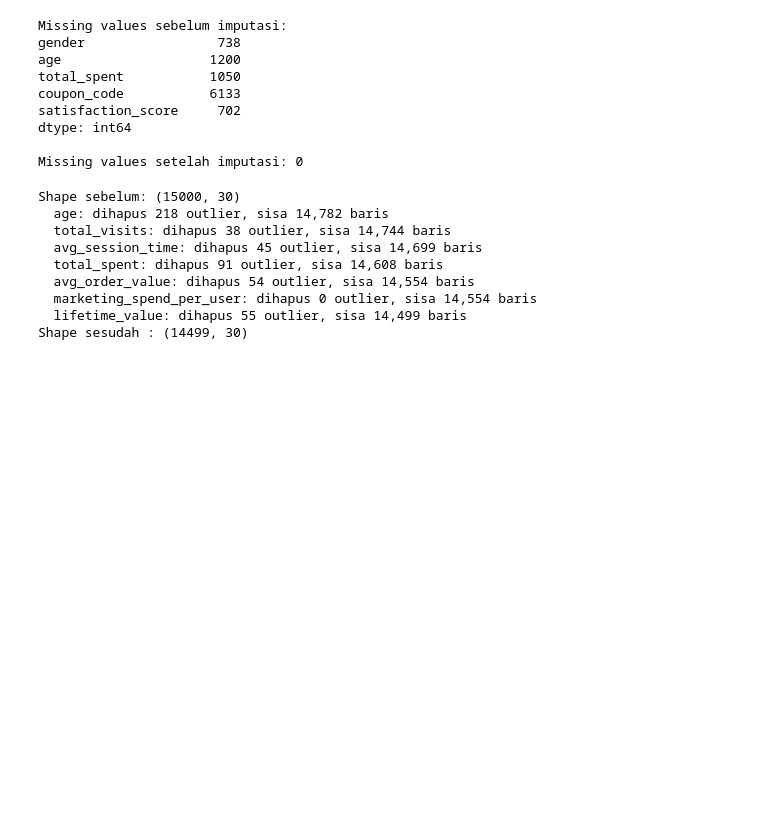
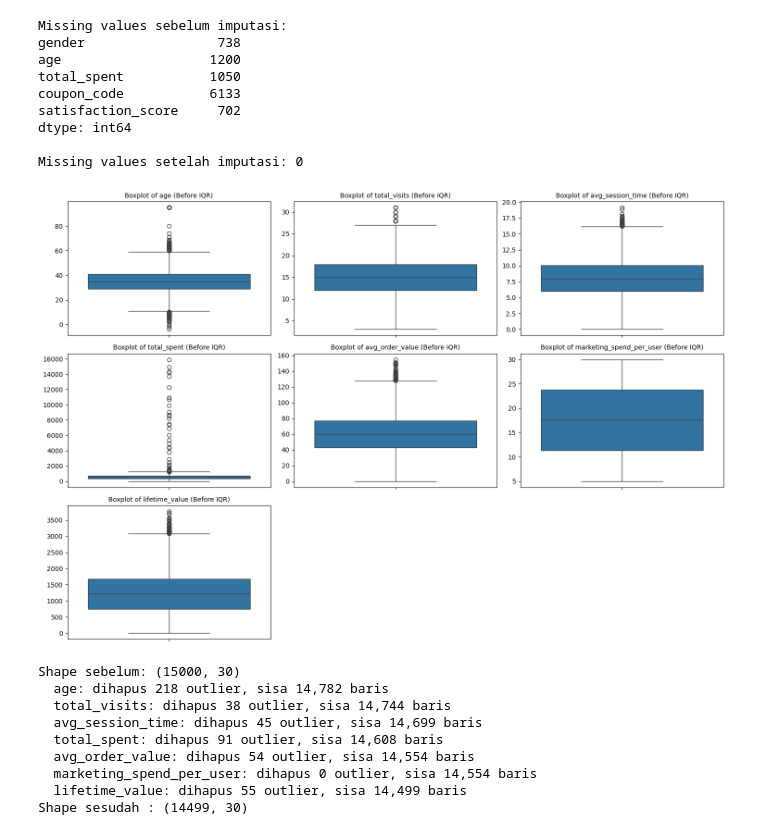
Before and after one commit to fikriwildann/customer-churn-prediction, a Jupyter notebook: UAS_BENGKOD.ipynb, the cells around one changed output. Saved outputs shown, nothing was run; the diff lists cells and outputs as text; code cells hidden in the pictures; blank space fills up the shorter version.

```diff
--- a/UAS_BENGKOD.ipynb
+++ b/UAS_BENGKOD.ipynb
@@ -406,6 +406,20 @@ satisfaction_score     702
 dtype: int64
 
 Missing values setelah imputasi: 0
+# %%
+num_outlier_cols = ['age', 'total_visits', 'avg_session_time', 'total_spent',
+                    'avg_order_value', 'marketing_spend_per_user', 'lifetime_value']
+
+plt.figure(figsize=(15, 10))
+for i, col in enumerate(num_outlier_cols):
+    plt.subplot(3, 3, i + 1) # Adjust subplot grid as needed
+    sns.boxplot(y=df_prep[col])
+    plt.title(f'Boxplot of {col} (Before IQR)', fontsize=10)
+    plt.ylabel('')
+plt.tight_layout()
+plt.show()
+# %% [output]
+[figure, added]
 # %%
 # Penanganan Outlier (IQR Method) pada fitur numerik kunci
 num_outlier_cols = ['age', 'total_visits', 'avg_session_time', 'total_spent',
```
Also changed, not shown: parts of 3 cells of this notebook.
